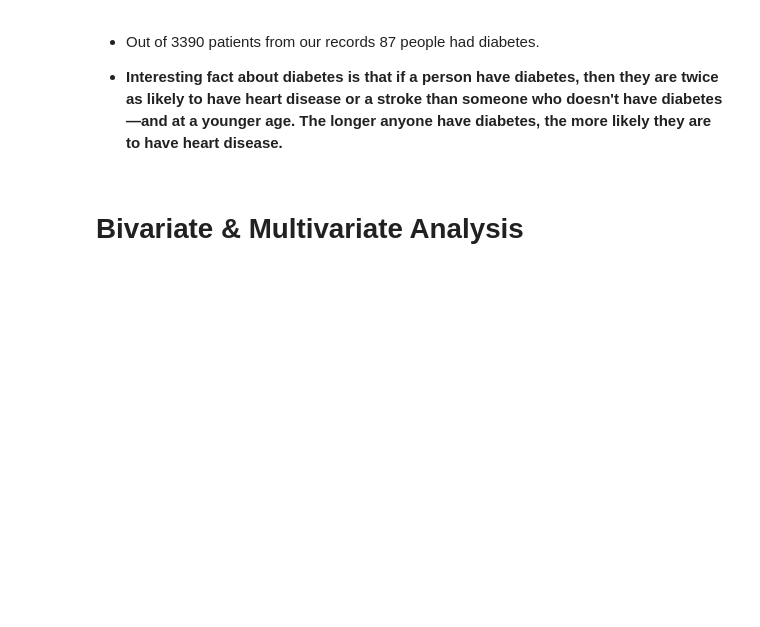
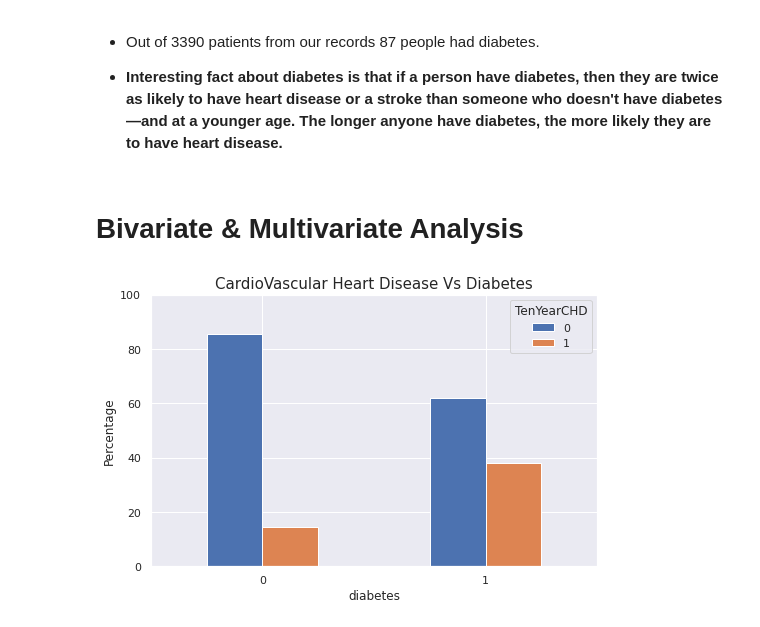
Before and after one commit to Abhishek-Shubham001/Cardiovascular-Risk-Prediction, a Jupyter notebook: Cardiovascular_Risk_Prediction_Capstone_Project.ipynb, the cells around one changed output. Saved outputs shown, nothing was run; the diff lists cells and outputs as text; code cells hidden in the pictures; blank space fills up the shorter version.

```diff
--- a/Cardiovascular_Risk_Prediction_Capstone_Project.ipynb
+++ b/Cardiovascular_Risk_Prediction_Capstone_Project.ipynb
@@ -451,3 +454,15 @@ Name: diabetes, dtype: int64
 * **Interesting fact about diabetes is that if a person have diabetes, then they are twice as likely to have heart disease or a stroke than someone who doesn't have diabetes—and at a younger age. The longer anyone have diabetes, the more likely they are to have heart disease.**
 # %% [markdown]
 # Bivariate & Multivariate Analysis
+# %%
+# Percentage of Cardiovascular Risk with or without diabetes
+freq_df = crp_df.groupby('TenYearCHD')['diabetes'].value_counts().unstack(0)
+pct_df = freq_df.divide(freq_df.sum(axis=1), axis=0)*100
+pct_df.plot(kind="bar", figsize=(8, 5))
+plt.ylim(0,100)
+plt.title('CardioVascular Heart Disease Vs Diabetes', size= 15)
+plt.ylabel('Percentage')
+plt.xticks(rotation=0)
+plt.show()
+# %% [output]
+[figure, added]
```
Also changed, not shown: parts of 13 cells of this notebook.
